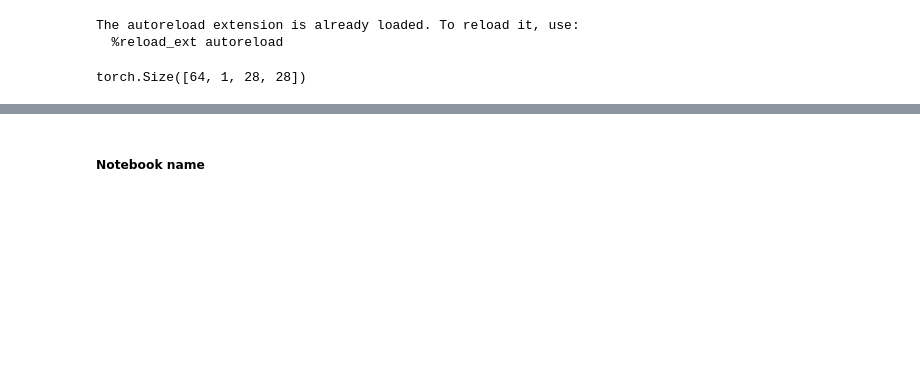
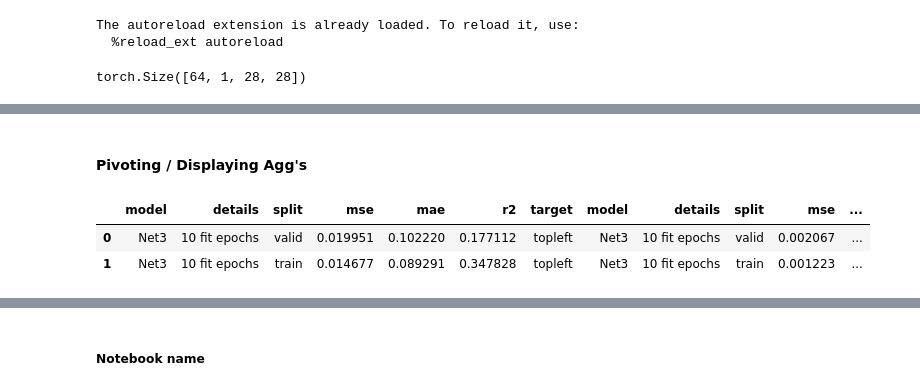
Before and after one commit to sutt/fastai-tutorial, a Jupyter notebook: metrics-1.ipynb, the cells around one changed output, grey strips where cells are left out. Saved outputs shown, nothing was run; the diff lists cells and outputs as text; code cells hidden in the pictures; blank space fills up the shorter version.

```diff
--- a/metrics-1.ipynb
+++ b/metrics-1.ipynb
@@ -55,0 +100,8 @@ df.to_csv
+# %% [markdown]
+#### Pivoting / Displaying Agg's
+# %%
+pd.concat((df_tl, df_cr), axis=1)
+# %% [output]
+|  | model | details | split | mse | mae | r2 | target | model | details | split | mse | ... |
+| 0 | Net3 | 10 fit epochs | valid | 0.019951 | 0.102220 | 0.177112 | topleft | Net3 | 10 fit epochs | valid | 0.002067 | ... |
+| 1 | Net3 | 10 fit epochs | train | 0.014677 | 0.089291 | 0.347828 | topleft | Net3 | 10 fit epochs | train | 0.001223 | ... |
```
Also changed, not shown: parts of 18 cells of this notebook, 13 other files.
